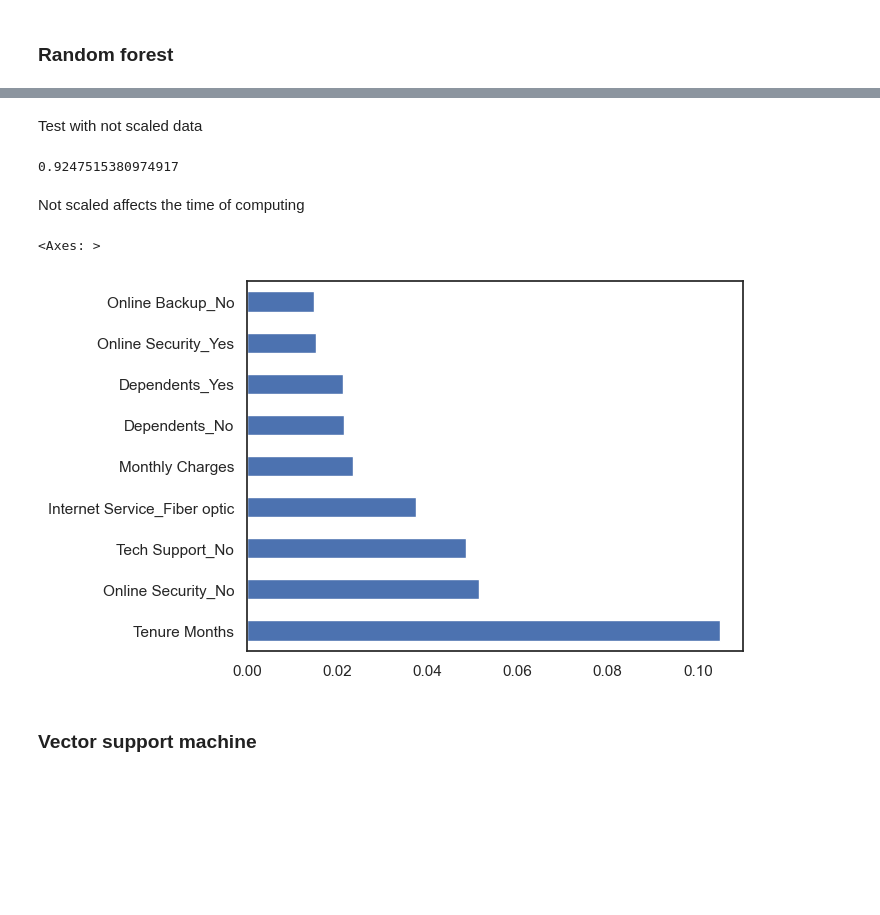
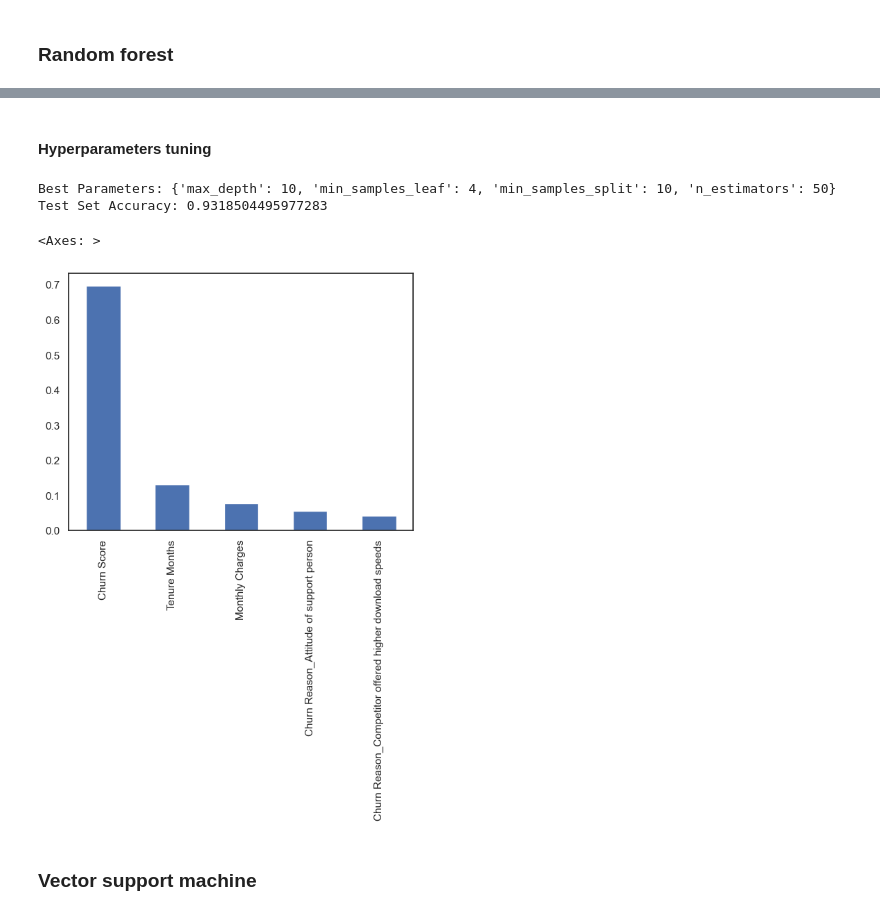
Before and after one commit to JulieMuller/AI-mini-project, a Jupyter notebook: Churn/Churn.ipynb, the cells around one changed output, grey strips where cells are left out. Drawn from its saved outputs; the diff is of its cells as text; code cells hidden in the pictures; blank space fills up the shorter version.

```diff
--- a/Churn/Churn.ipynb
+++ b/Churn/Churn.ipynb
@@ -263,0 +251,5 @@ plt.show()
+# %%
+parameter_list = feature_imp.index[:nb_parameters].tolist()
+parameter_list.append("Churn Value")
+df_dummies = df_dummies[parameter_list]
+df_dummies
@@ -378,7 +366,9 @@ Accuracy difference
 # %%
+filename = "Rf.sav"
+
 from sklearn.ensemble import RandomForestClassifier
 
-model_rf = RandomForestClassifier(n_estimators= 500 , oob_score = True, n_jobs = 1,
+model_rf = RandomForestClassifier(n_estimators= 50 , oob_score = True, n_jobs = 1,
                                   random_state =50, max_features = "sqrt",
                                   max_leaf_nodes = 30)
 model_rf.fit(X_train, y_train) #train model
@@ -395,22 +392,47 @@ accuracy_rf
-# %% [markdown]
-Test with not scaled data
-# %%
-model_rf.fit(X_train_ns, y_train_ns) #train model
-# Make predictions
-prediction_test_ns = model_rf.predict(X_test_ns)
-accuracy_rf_ns = metrics.accuracy_score(y_test_ns, prediction_test)
-accuracy_rf_ns
-# %% [output]
-0.9247515380974917
-# %% [markdown]
-Not scaled affects the time of computing
+# %% [markdown]
+#### Hyperparameters tuning
+# %%
+# Create a Random Forest model
+hyper_rf_model = RandomForestClassifier()
+
+# Define the hyperparameter grid
+param_grid = {
+    'n_estimators': [50, 100, 200],
+    'max_depth': [None, 10, 20, 30],
+    'min_samples_split': [2, 5, 10],
+    'min_samples_leaf': [1, 2, 4]
+}
+
+# Create GridSearchCV object
+grid_search = GridSearchCV(estimator=hyper_rf_model, param_grid=param_grid, cv=3, scoring='accuracy')
+
+# Fit the data to perform the grid search
+grid_search.fit(X_train, y_train)
+
+# Get the best parameters
+best_params = grid_search.best_params_
+
+# Get the best Random Forest model
+best_rf_model = grid_search.best_estimator_
+
+# save the model to disk
+pickle.dump(best_rf_model, open(filename, 'wb'))
+
+# Evaluate the model on the test set
+accuracy_rf = best_rf_model.score(X_test, y_test)
+
+print("Best Parameters:", best_params)
+print("Test Set Accuracy:", accuracy_rf)
+# %% [output]
+Best Parameters: {'max_depth': 10, 'min_samples_leaf': 4, 'min_samples_split': 10, 'n_estimators': 50}
+Test Set Accuracy: 0.9318504495977283
 # %%
-importances = model_rf.feature_importances_
+importances = best_rf_model.feature_importances_
 weights = pd.Series(importances,
                  index=X.columns.values)
-weights.sort_values(ascending=False)[1:10].plot(kind = 'barh')
+weights.sort_values(ascending=False).plot(kind = 'bar')
 # %% [output]
 <Axes: >
-[figure, old version]
+[figure, new version]
 # %% [markdown]
 ### Vector support machine
```
Also changed, not shown: parts of 47 cells of this notebook, 9 other files.
